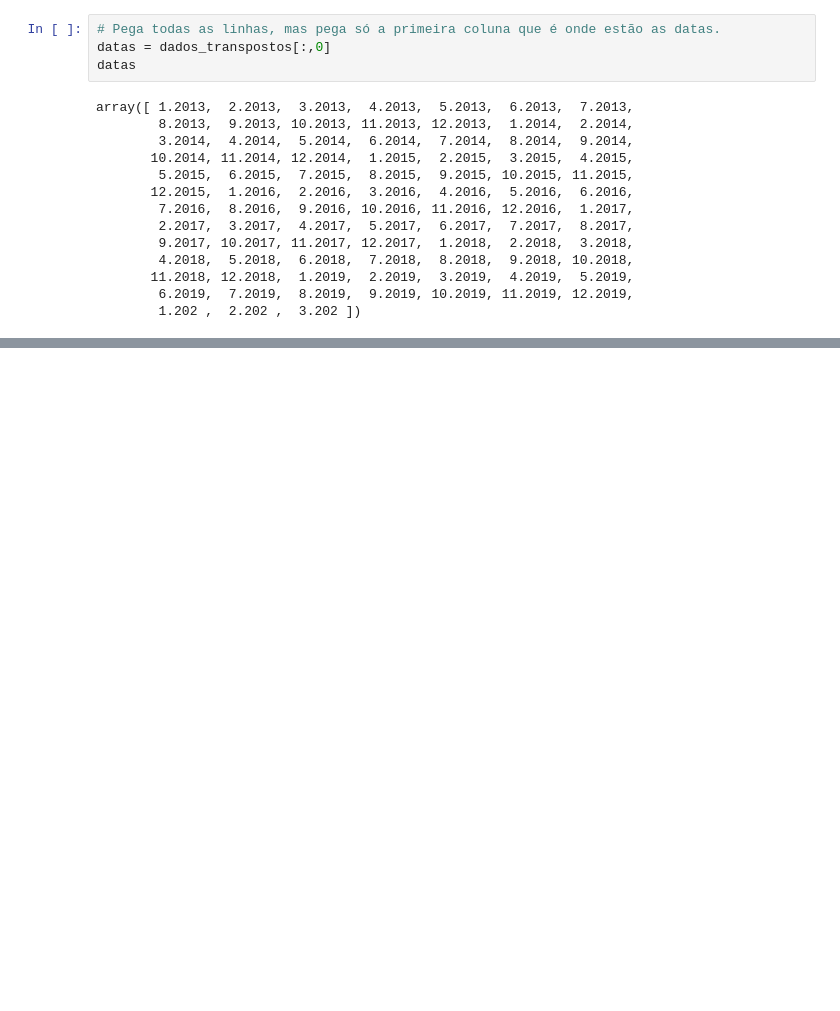
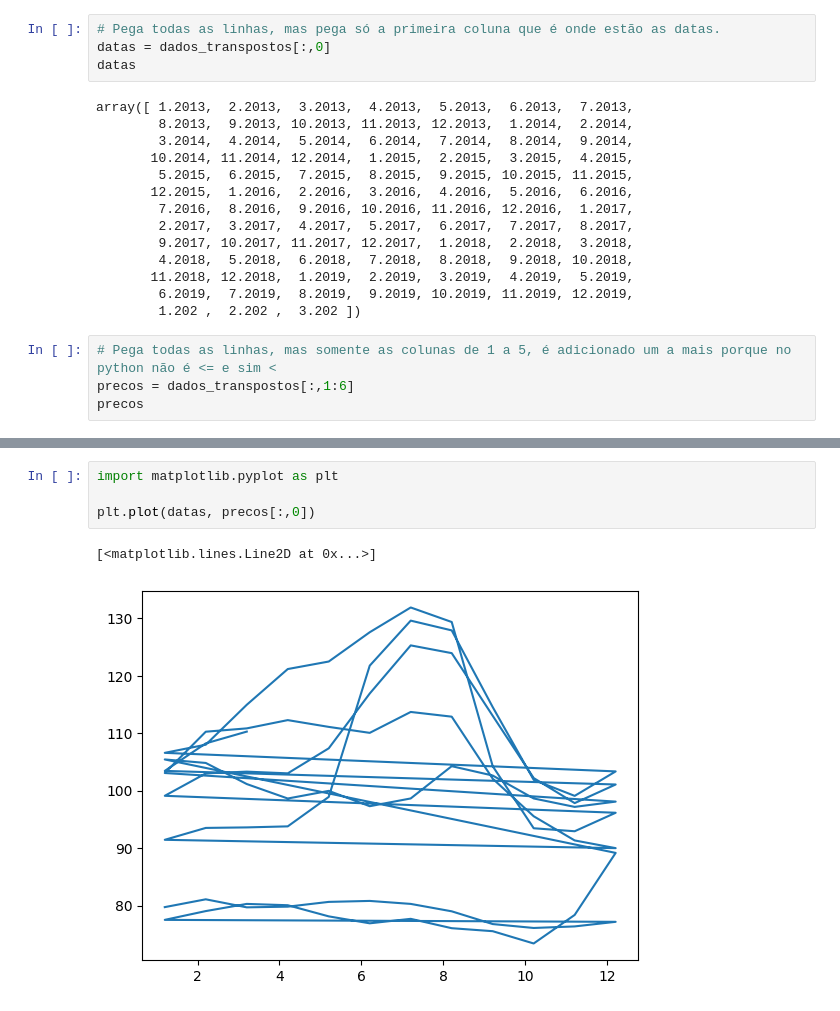
Before and after one commit to CarlosMota/alura-ds-numpy, a Jupyter notebook: alura.ipynb, the cells around one changed output, grey strips where cells are left out. Drawn from its saved outputs; the diff is of its cells as text; blank space fills up the shorter version.

```diff
--- a/alura.ipynb
+++ b/alura.ipynb
@@ -60,3 +79,7 @@ array([ 1.2013,  2.2013,  3.2013,  4.2013,  5.2013,  6.2013,  7.2013,
        11.2018, 12.2018,  1.2019,  2.2019,  3.2019,  4.2019,  5.2019,
         6.2019,  7.2019,  8.2019,  9.2019, 10.2019, 11.2019, 12.2019,
         1.202 ,  2.202 ,  3.202 ])
+# %%
+# Pega todas as linhas, mas somente as colunas de 1 a 5, é adicionado um a mais porque no python não é <= e sim <
+precos = dados_transpostos[:,1:6]
+precos
@@ -62,0 +104,7 @@ array([ 1.2013,  2.2013,  3.2013,  4.2013,  5.2013,  6.2013,  7.2013,
+# %%
+import matplotlib.pyplot as plt
+
+plt.plot(datas, precos[:,0])
+# %% [output]
+[<matplotlib.lines.Line2D at 0x...>]
+[figure, added]
```
Also changed, not shown: parts of 42 cells of this notebook, 1 other file.
